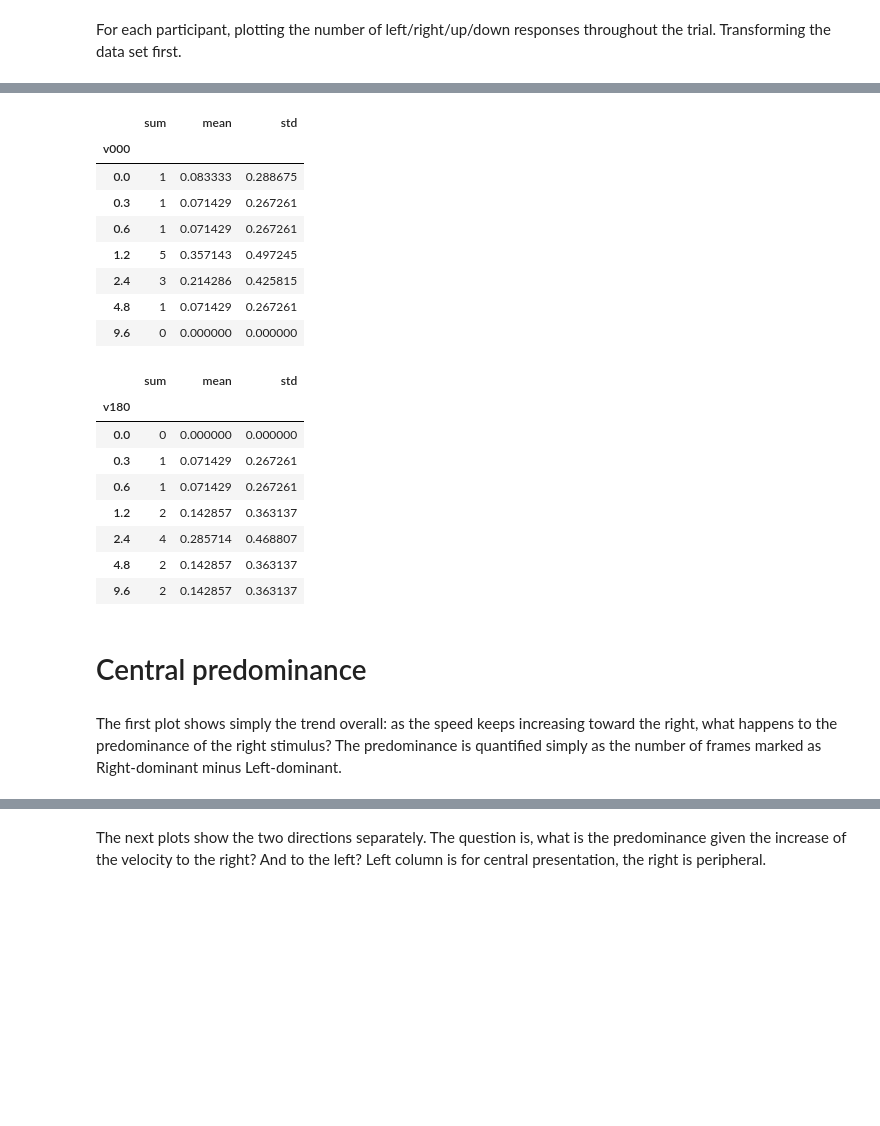
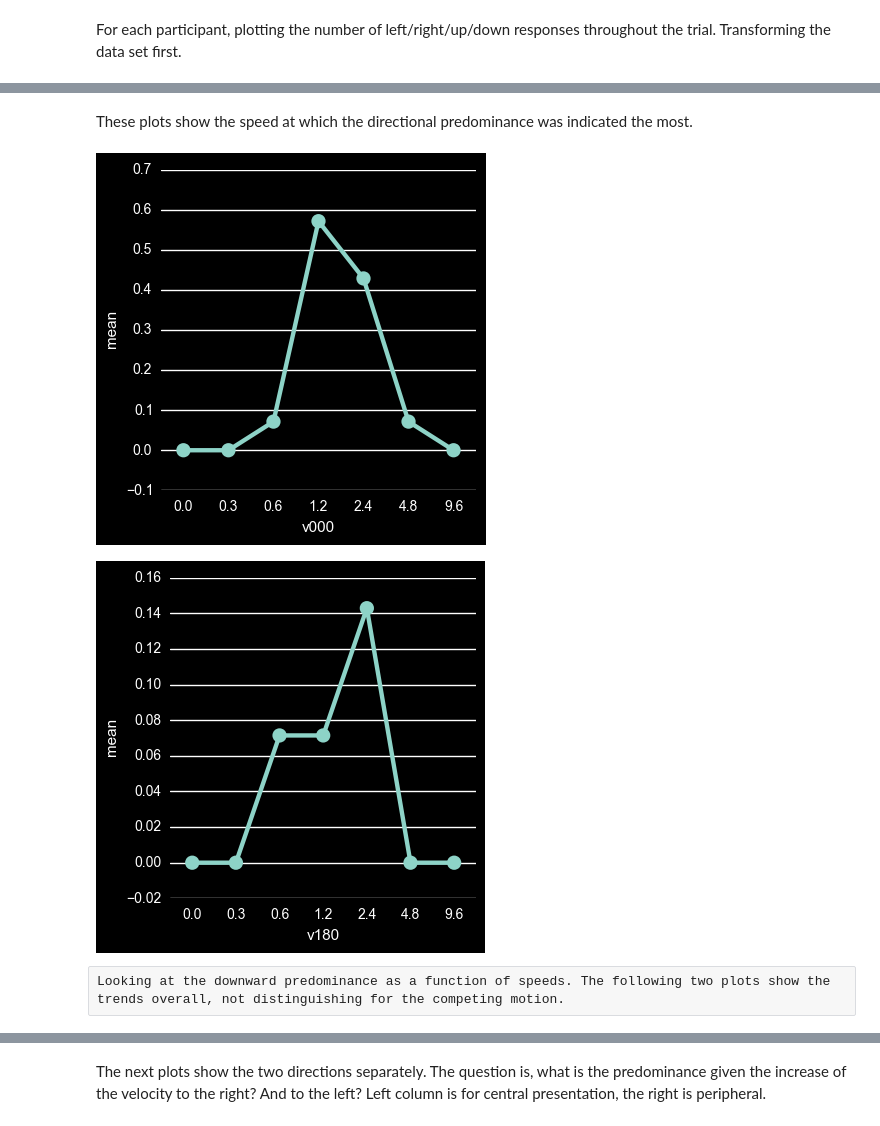
Before and after one commit to egorananyev/mc, a Jupyter notebook: analysis/mcvct.ipynb, the cells around one changed output, grey strips where cells are left out. Saved outputs shown, nothing was run; the diff lists cells and outputs as text; code cells hidden in the pictures; blank space fills up the shorter version.

```diff
--- a/analysis/mcvct.ipynb
+++ b/analysis/mcvct.ipynb
@@ -76,30 +77,14 @@ Some summary statistics. What kinds of trials lead to 'down' response (i.e., sta
-# %%
-#ds['n'] = ds.groupby(['v000'])['nf000'].transform('sum')
-#print grp.head()
-ds.groupby('v000')['nf000'].agg([np.sum, np.mean, np.std])
-# %% [output]
-|  | sum | mean | std |
-| v000 |  |  |  |
-| 0.0 | 1 | 0.083333 | 0.288675 |
-| 0.3 | 1 | 0.071429 | 0.267261 |
-| 0.6 | 1 | 0.071429 | 0.267261 |
-| 1.2 | 5 | 0.357143 | 0.497245 |
-| 2.4 | 3 | 0.214286 | 0.425815 |
-| 4.8 | 1 | 0.071429 | 0.267261 |
-| 9.6 | 0 | 0.000000 | 0.000000 |
-# %%
-ds.groupby('v180')['nf180'].agg([np.sum, np.mean, np.std])
-# %% [output]
-|  | sum | mean | std |
-| v180 |  |  |  |
-| 0.0 | 0 | 0.000000 | 0.000000 |
-| 0.3 | 1 | 0.071429 | 0.267261 |
-| 0.6 | 1 | 0.071429 | 0.267261 |
-| 1.2 | 2 | 0.142857 | 0.363137 |
-| 2.4 | 4 | 0.285714 | 0.468807 |
-| 4.8 | 2 | 0.142857 | 0.363137 |
-| 9.6 | 2 | 0.142857 | 0.363137 |
-# %% [markdown]
-# Central predominance
-# %% [markdown]
-The first plot shows simply the trend overall: as the speed keeps increasing toward the right, what happens to the predominance of the right stimulus? The predominance is quantified simply as the number of frames marked as Right-dominant minus Left-dominant.
+# %% [markdown]
+These plots show the speed at which the directional predominance was indicated the most.
+# %%
+sumR = ds.groupby('v000', as_index=False)['nf000'].agg([np.sum, np.mean, np.std, np.size]).reset_index()
+sumL = ds.groupby('v180', as_index=False)['nf180'].agg([np.sum, np.mean, np.std, np.size]).reset_index()
+sumR['nf000','v000'] = sumR['v000']
+sumL['nf180','v180'] = sumL['v180']
+g = sns.factorplot(x='v000', y='mean', data=sumR['nf000'])
+g = sns.factorplot(x='v180', y='mean', data=sumL['nf180'])
+# %% [output]
+[figure, added]
+[figure, added]
+# %% [raw]
+Looking at the downward predominance as a function of speeds. The following two plots show the trends overall, not distinguishing for the competing motion.
```
Also changed, not shown: parts of 20 cells of this notebook, 3 other files.
